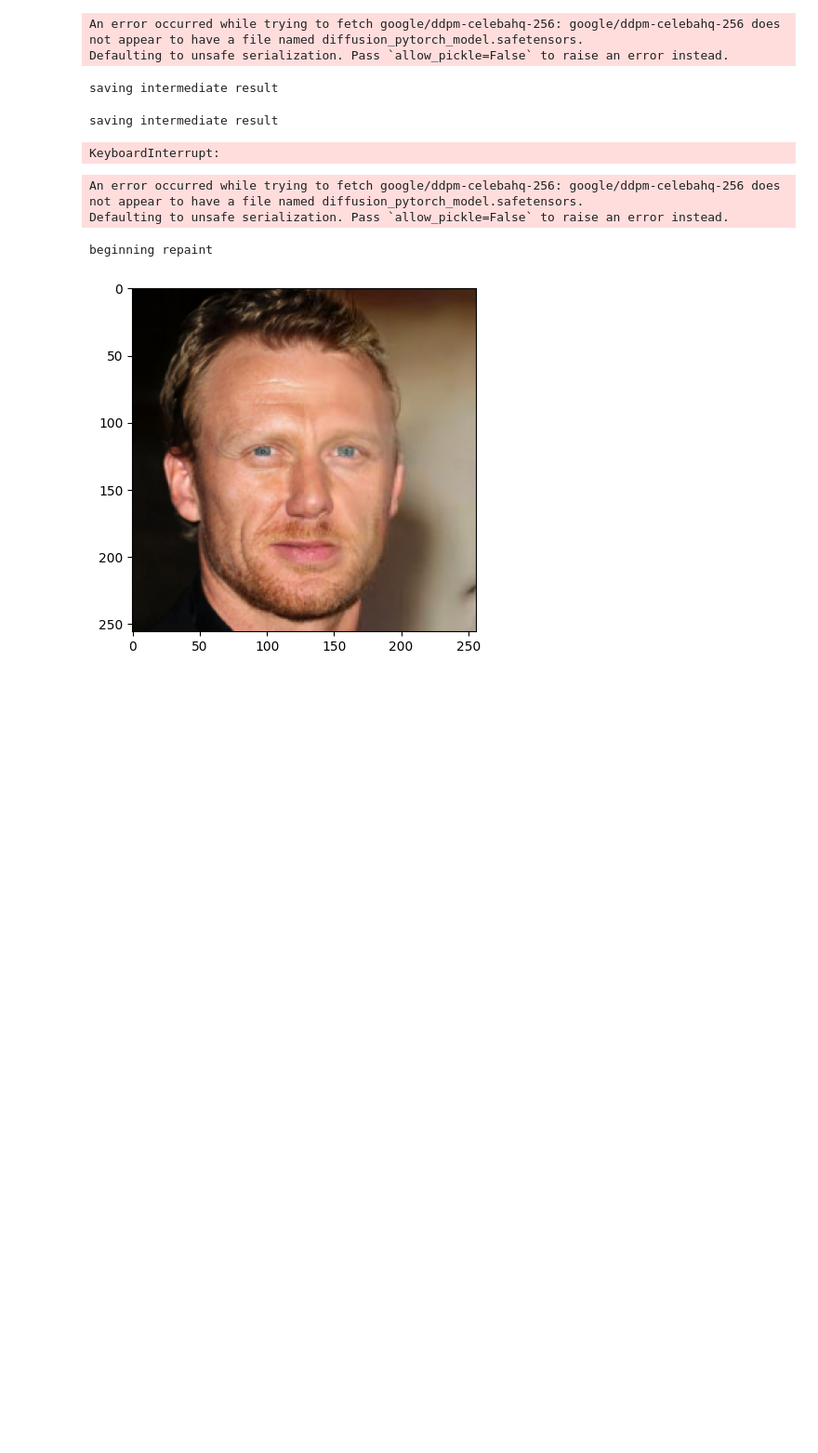
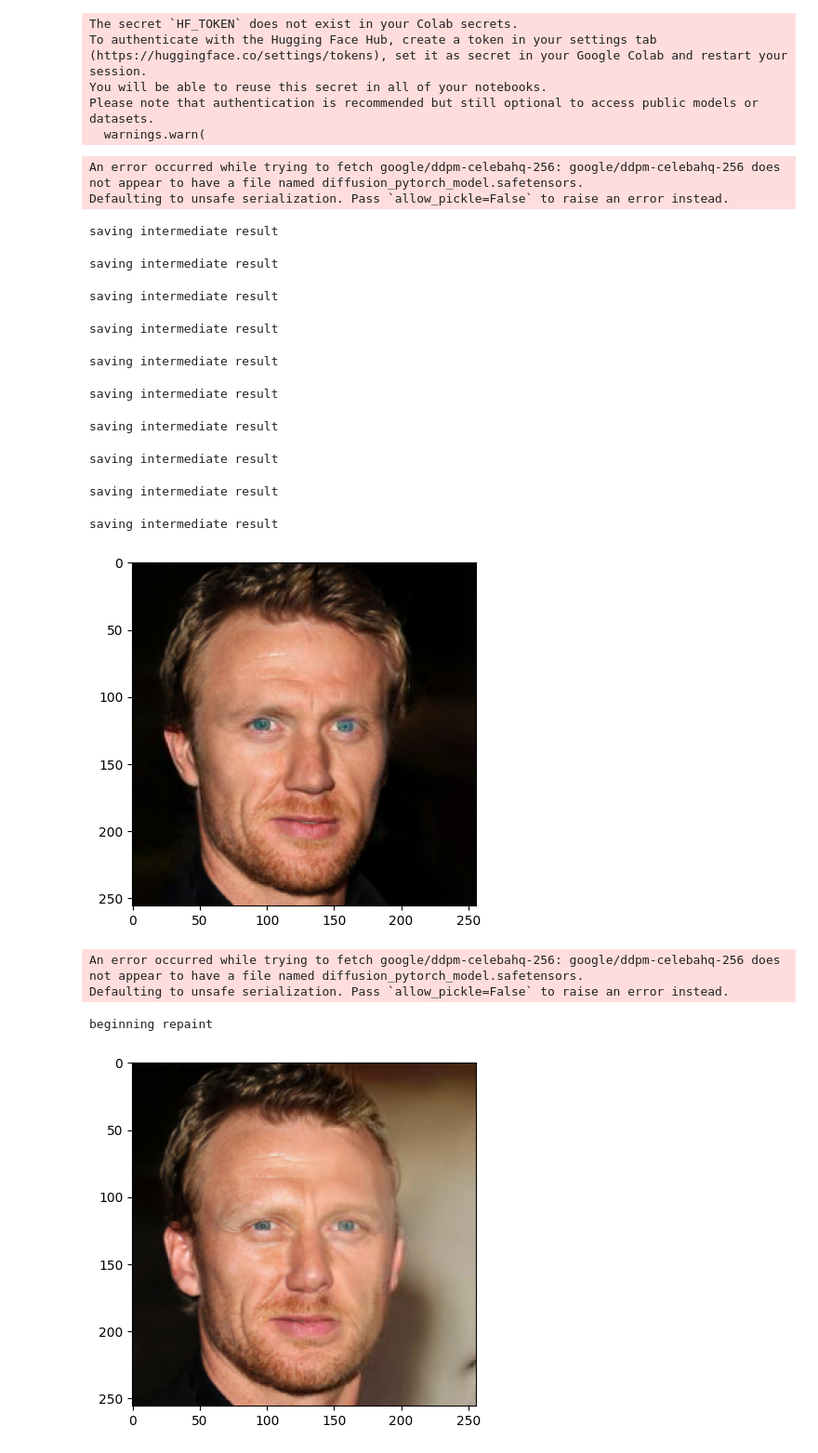
Before and after one commit to HongruiTang/RePaint-reimplementation, a Jupyter notebook: code/RePaint.ipynb, the cells around one changed output. Shown at 93% size. Saved outputs shown, nothing was run; the diff lists cells and outputs as text; code cells hidden in the pictures; blank space fills up the shorter version.

Commit message:
implemented jump length 5

```diff
--- a/code/RePaint.ipynb
+++ b/code/RePaint.ipynb
@@ -74,13 +76,15 @@ def repaint(
     x = torch.randn_like(x0).to(device)  # start from noise
 
     for t in tqdm(scheduler.timesteps, desc="RePaint"):
-        for u in range(scheduler.resample_steps):
-            x_known = scheduler.q_sample_known(x0, t)
-            x_unknown = scheduler.reverse_denoise(x, t, unet)
-
-            x = mask * x_known + (1 - mask) * x_unknown
-            if u < scheduler.resample_steps - 1:
-                x = scheduler.forward_jump(x, t)
+        if t % 10 == 0:
+            for u in range(scheduler.resample_steps):
+                if u < scheduler.resample_steps - 1:
+                    x = scheduler.forward_jump(x, t)
+                    for i in range(scheduler.jump_length):
+                        x = scheduler.reverse_denoise(x, t + scheduler.jump_length - i, unet)
+        x_known = scheduler.q_sample_known(x0, t)
+        x_unknown = scheduler.reverse_denoise(x, t, unet)
+        x = mask * x_known + (1 - mask) * x_unknown
 
         if t % 100 == 0:
             print("saving intermediate result")
@@ -107,44 +111,57 @@ if __name__ == "__main__":
     scheduler = RePaintScheduler(
         ddpm_scheduler=ddpm_scheduler,
         resample_steps=10,
-        jump_length=1,
+        jump_length=5,
     )
 
 
     data_transform = transforms.Compose([
         transforms.Resize((256, 256)),
         transforms.ToTensor(),
         transforms.Lambda(lambda t: (t * 2) - 1),
         transforms.Lambda(lambda t: t.unsqueeze(0))
     ])
 
     mask_transform = transforms.Compose([
         transforms.Resize((256, 256)),
         transforms.ToTensor(),
         transforms.Lambda(lambda t: t.unsqueeze(0))
     ])
 
     image = PIL.Image.open("celeba_00.jpg")
-    mask = PIL.Image.open("half_mask.png")
+    mask = PIL.Image.open("000013.png")
     image = data_transform(image).to(device)
     mask = mask_transform(mask).to(device)
 
     with torch.no_grad():
       result = repaint(model, scheduler, image, mask)
 
     result = result.squeeze(0).cpu()
     result = (result + 1) / 2
     result = transforms.ToPILImage()(result.clamp(0, 1))
     result.save("result.png")
 
     plt.imshow(result)
     plt.show()
 # %% [output]
-An error occurred while trying to fetch google/ddpm-celebahq-256: google/ddpm-celebahq-256 does not appear to have a file named diffusion_pytorch_model.safetensors.
-Defaulting to unsafe serialization. Pass `allow_pickle=False` to raise an error instead.
+The secret `HF_TOKEN` does not exist in your Colab secrets.
+To authenticate with the Hugging Face Hub, create a token in your settings tab (https://huggingface.co/settings/tokens), set it as secret in your Google Colab and restart your session.
+You will be able to reuse this secret in all of your notebooks.
+Please note that authentication is recommended but still optional to access public models or datasets.
+  warnings.warn(
-saving intermediate result
+An error occurred while trying to fetch google/ddpm-celebahq-256: google/ddpm-celebahq-256 does not appear to have a file named diffusion_pytorch_model.safetensors.
+Defaulting to unsafe serialization. Pass `allow_pickle=False` to raise an error instead.
 saving intermediate result
-KeyboardInterrupt:
+saving intermediate result
+saving intermediate result
+saving intermediate result
+saving intermediate result
+saving intermediate result
+saving intermediate result
+saving intermediate result
+saving intermediate result
+saving intermediate result
+[figure, added]
 # %%
 # %% [output]
 An error occurred while trying to fetch google/ddpm-celebahq-256: google/ddpm-celebahq-256 does not appear to have a file named diffusion_pytorch_model.safetensors.
```
Also changed, not shown: parts of 1 cell of this notebook.
